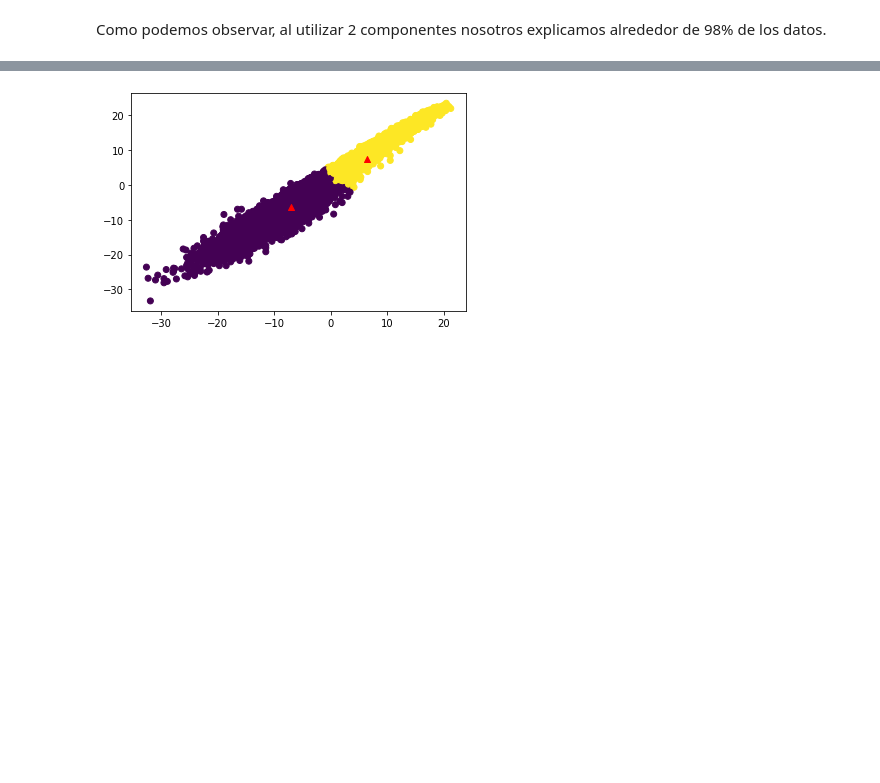
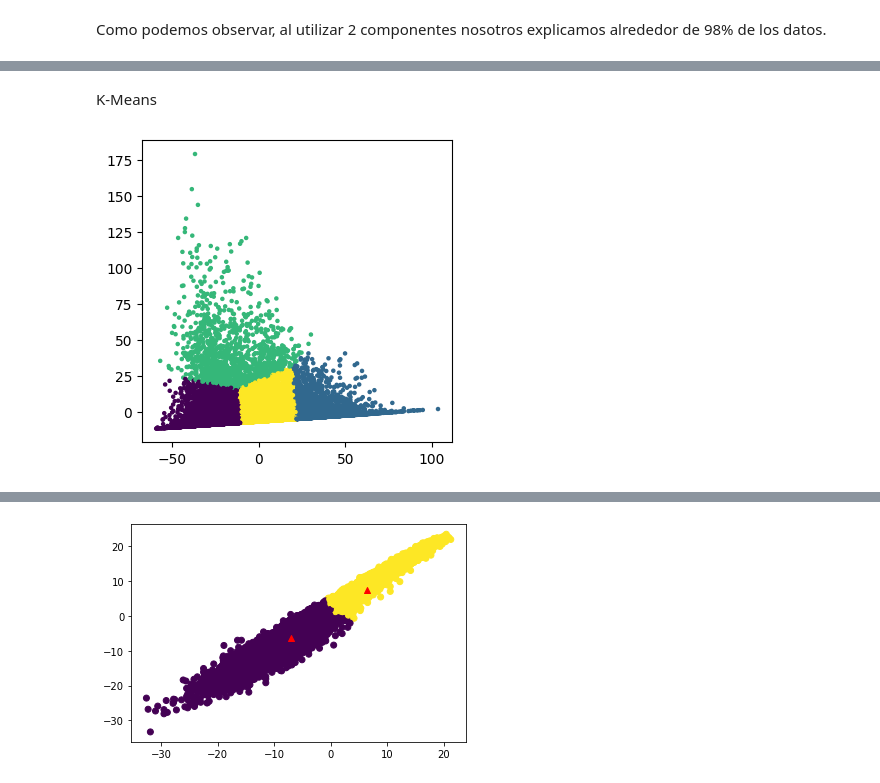
Before and after one commit to WizenPainter/reto-ma2007b, a Jupyter notebook: noaa_ai_workshop/IntroNotebooks/05-Challenge.ipynb, the cells around one changed output, grey strips where cells are left out. Saved outputs shown, nothing was run; the diff lists cells and outputs as text; code cells hidden in the pictures; blank space fills up the shorter version.

```diff
--- a/noaa_ai_workshop/IntroNotebooks/05-Challenge.ipynb
+++ b/noaa_ai_workshop/IntroNotebooks/05-Challenge.ipynb
@@ -90 +133,16 @@ print(projected.shape)
+# %% [markdown]
+K-Means
+# %%
+kmeans = KMeans(n_clusters=4, random_state=0).fit(projected)
+kmeans.labels_
+center = kmeans.cluster_centers_
+label = kmeans.fit_predict(projected)
+u_labels = np.unique(label)
+dam = pd.DataFrame(projected)
+dam.shape
+plt.figure(figsize=(4,4), dpi=100)
+plt.scatter(projected[:,0], projected[:,1], c=kmeans.labels_, s=5)
+plt.show()
+# %% [output]
+[figure, added]
 # %%
```
Also changed, not shown: parts of 15 cells of this notebook, 2 other files.
